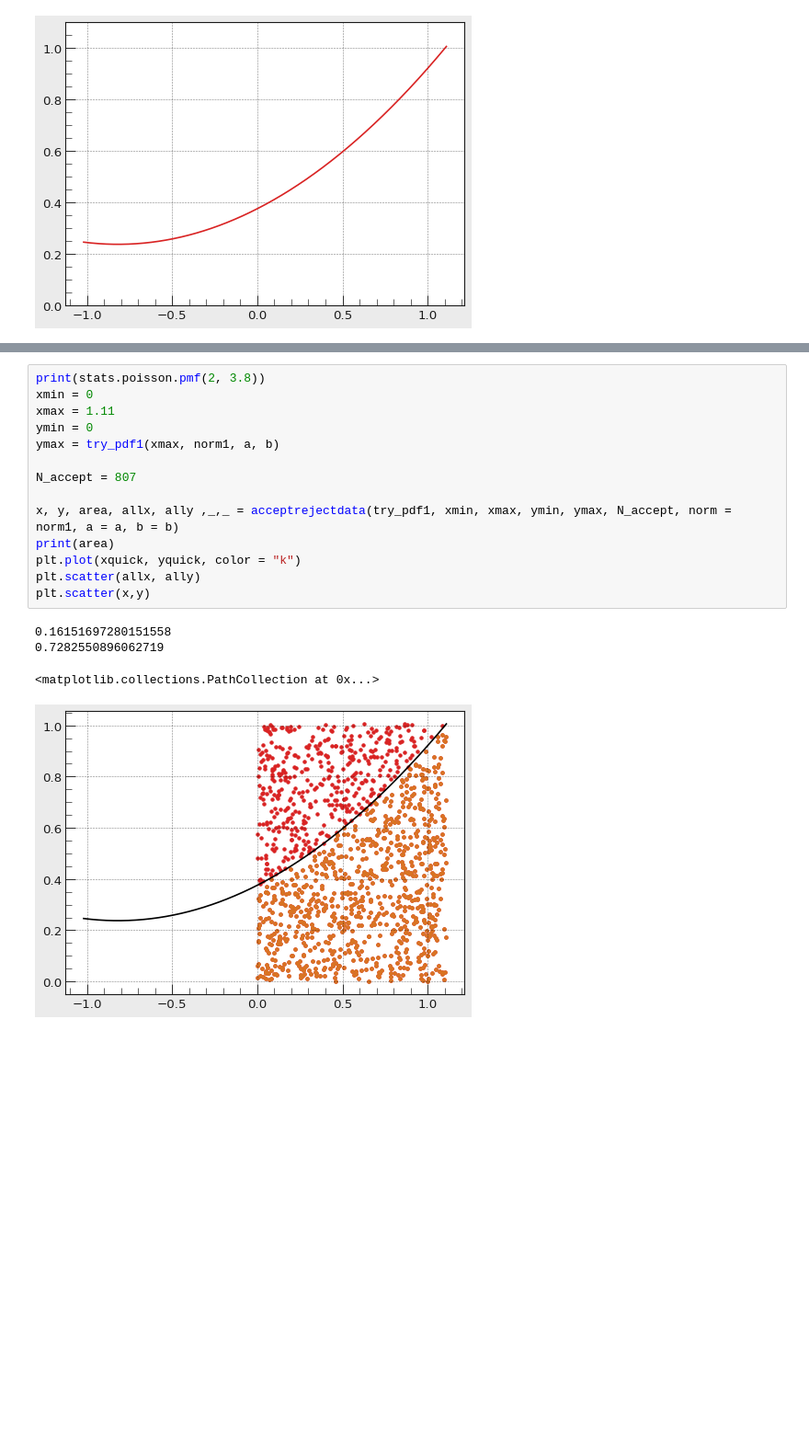
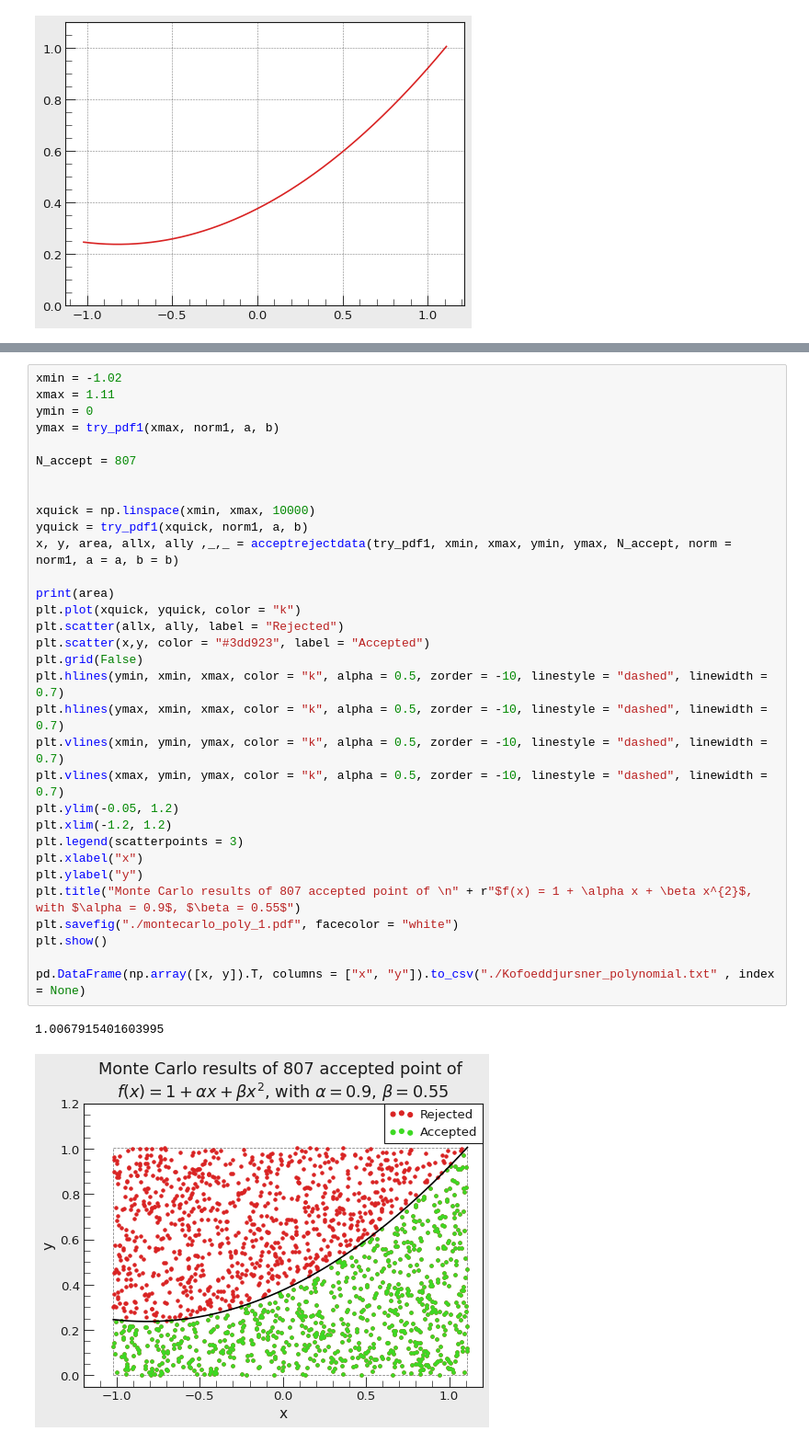
Before and after one commit to PhilKofoed/AMAS2023, a Jupyter notebook: Philip/Problemset2/Problemset2.ipynb, the cells around one changed output, grey strips where cells are left out. Shown: that part at 92% size. Cells and saved outputs as stored; diff of their text form; blank space fills up the shorter version.

Commit message:
Data for problem1 made

```diff
--- a/Philip/Problemset2/Problemset2.ipynb
+++ b/Philip/Problemset2/Problemset2.ipynb
@@ -120,19 +103,35 @@ plt.scatter(x,y)
-# %%
-print(stats.poisson.pmf(2, 3.8))
-xmin = 0
-xmax = 1.11
-ymin = 0
-ymax = try_pdf1(xmax, norm1, a, b)
-
-N_accept = 807
-
-x, y, area, allx, ally ,_,_ = acceptrejectdata(try_pdf1, xmin, xmax, ymin, ymax, N_accept, norm = norm1, a = a, b = b)
-print(area)
-plt.plot(xquick, yquick, color = "k")
-plt.scatter(allx, ally)
-plt.scatter(x,y)
-# %% [output]
-0.16151697280151558
-0.7282550896062719
-<matplotlib.collections.PathCollection at 0x...>
-[figure, removed]
+# %%
+xmin = -1.02
+xmax = 1.11
+ymin = 0
+ymax = try_pdf1(xmax, norm1, a, b)
+
+N_accept = 807
+
+
+xquick = np.linspace(xmin, xmax, 10000)
+yquick = try_pdf1(xquick, norm1, a, b)
+x, y, area, allx, ally ,_,_ = acceptrejectdata(try_pdf1, xmin, xmax, ymin, ymax, N_accept, norm = norm1, a = a, b = b)
+
+print(area)
+plt.plot(xquick, yquick, color = "k")
+plt.scatter(allx, ally, label = "Rejected")
+plt.scatter(x,y, color = "#3dd923", label = "Accepted")
+plt.grid(False)
+plt.hlines(ymin, xmin, xmax, color = "k", alpha = 0.5, zorder = -10, linestyle = "dashed", linewidth = 0.7)
+plt.hlines(ymax, xmin, xmax, color = "k", alpha = 0.5, zorder = -10, linestyle = "dashed", linewidth = 0.7)
+plt.vlines(xmin, ymin, ymax, color = "k", alpha = 0.5, zorder = -10, linestyle = "dashed", linewidth = 0.7)
+plt.vlines(xmax, ymin, ymax, color = "k", alpha = 0.5, zorder = -10, linestyle = "dashed", linewidth = 0.7)
+plt.ylim(-0.05, 1.2)
+plt.xlim(-1.2, 1.2)
+plt.legend(scatterpoints = 3)
+plt.xlabel("x")
+plt.ylabel("y")
+plt.title("Monte Carlo results of 807 accepted point of \n" + r"$f(x) = 1 + \alpha x + \beta x^{2}$, with $\alpha = 0.9$, $\beta = 0.55$")
+plt.savefig("./montecarlo_poly_1.pdf", facecolor = "white")
+plt.show()
+
+pd.DataFrame(np.array([x, y]).T, columns = ["x", "y"]).to_csv("./Kofoeddjursner_polynomial.txt" , index = None)
+# %% [output]
+1.0067915401603995
+[figure, added]
```
Also changed, not shown: parts of 3 cells of this notebook, 6 other files.
